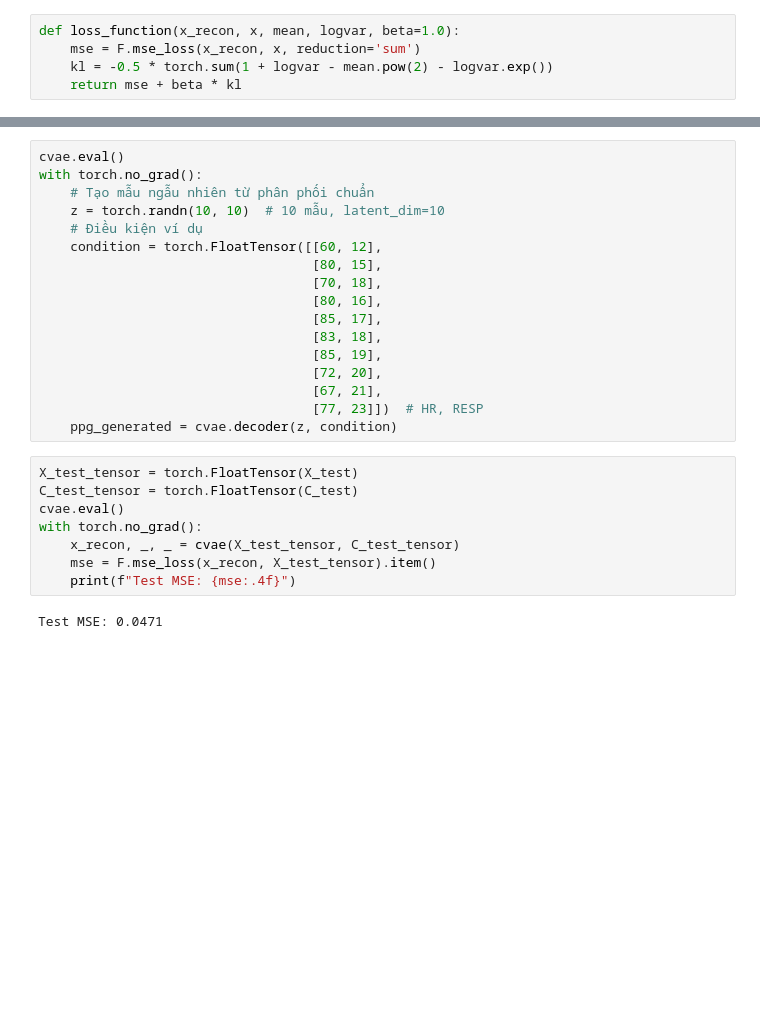
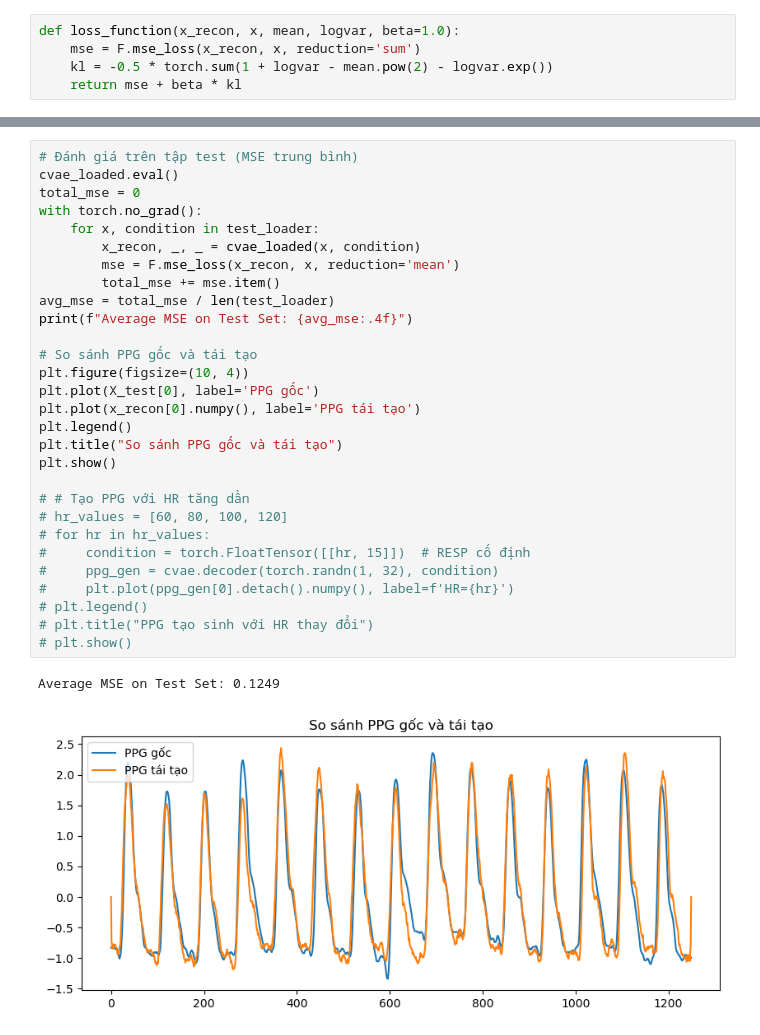
Before and after one commit to phucnguyenhoank/giua_ky_final, a Jupyter notebook: t2.ipynb, the cells around one changed output, grey strips where cells are left out. Saved outputs shown, nothing was run; the diff lists cells and outputs as text; blank space fills up the shorter version.

```diff
--- a/t2.ipynb
+++ b/t2.ipynb
@@ -353,27 +466,32 @@ Epoch 500, Loss: 174.1527
-# %%
-cvae.eval()
-with torch.no_grad():
-    # Tạo mẫu ngẫu nhiên từ phân phối chuẩn
-    z = torch.randn(10, 10)  # 10 mẫu, latent_dim=10
-    # Điều kiện ví dụ
-    condition = torch.FloatTensor([[60, 12],
-                                   [80, 15],
-                                   [70, 18],
-                                   [80, 16],
-                                   [85, 17],
-                                   [83, 18],
-                                   [85, 19],
-                                   [72, 20],
-                                   [67, 21],
-                                   [77, 23]])  # HR, RESP
-    ppg_generated = cvae.decoder(z, condition)
 # %%
-X_test_tensor = torch.FloatTensor(X_test)
-C_test_tensor = torch.FloatTensor(C_test)
-cvae.eval()
+# Đánh giá trên tập test (MSE trung bình)
+cvae_loaded.eval()
+total_mse = 0
 with torch.no_grad():
-    x_recon, _, _ = cvae(X_test_tensor, C_test_tensor)
-    mse = F.mse_loss(x_recon, X_test_tensor).item()
-    print(f"Test MSE: {mse:.4f}")
+    for x, condition in test_loader:
+        x_recon, _, _ = cvae_loaded(x, condition)
+        mse = F.mse_loss(x_recon, x, reduction='mean')
+        total_mse += mse.item()
+avg_mse = total_mse / len(test_loader)
+print(f"Average MSE on Test Set: {avg_mse:.4f}")
+
+# So sánh PPG gốc và tái tạo
+plt.figure(figsize=(10, 4))
+plt.plot(X_test[0], label='PPG gốc')
+plt.plot(x_recon[0].numpy(), label='PPG tái tạo')
+plt.legend()
+plt.title("So sánh PPG gốc và tái tạo")
+plt.show()
+
+# # Tạo PPG với HR tăng dần
+# hr_values = [60, 80, 100, 120]
+# for hr in hr_values:
+#     condition = torch.FloatTensor([[hr, 15]])  # RESP cố định
+#     ppg_gen = cvae.decoder(torch.randn(1, 32), condition)
+#     plt.plot(ppg_gen[0].detach().numpy(), label=f'HR={hr}')
+# plt.legend()
+# plt.title("PPG tạo sinh với HR thay đổi")
+# plt.show()
 # %% [output]
-Test MSE: 0.0471
+Average MSE on Test Set: 0.1249
+[figure, added]
```
Also changed, not shown: parts of 13 cells of this notebook, 2 other files.
